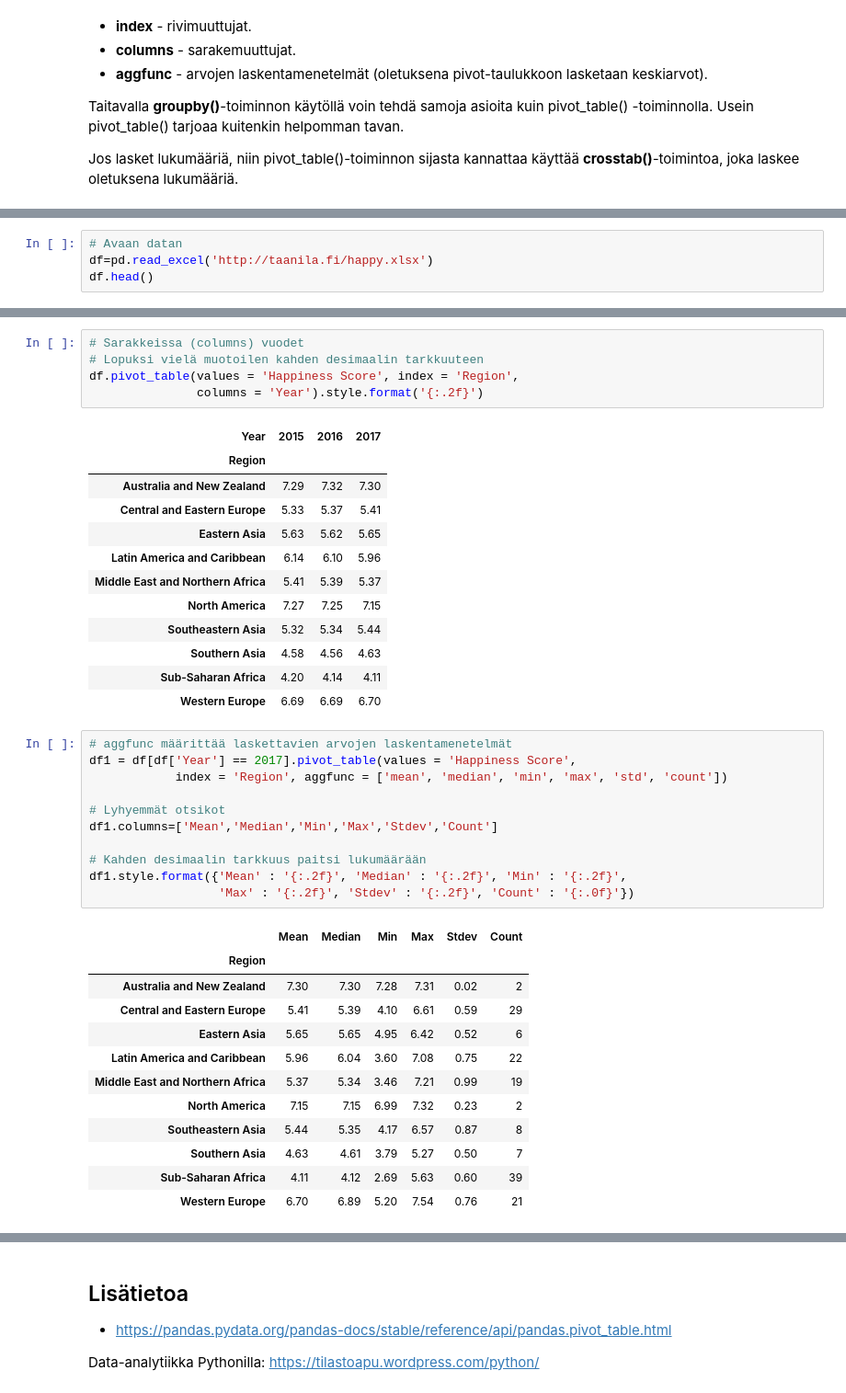
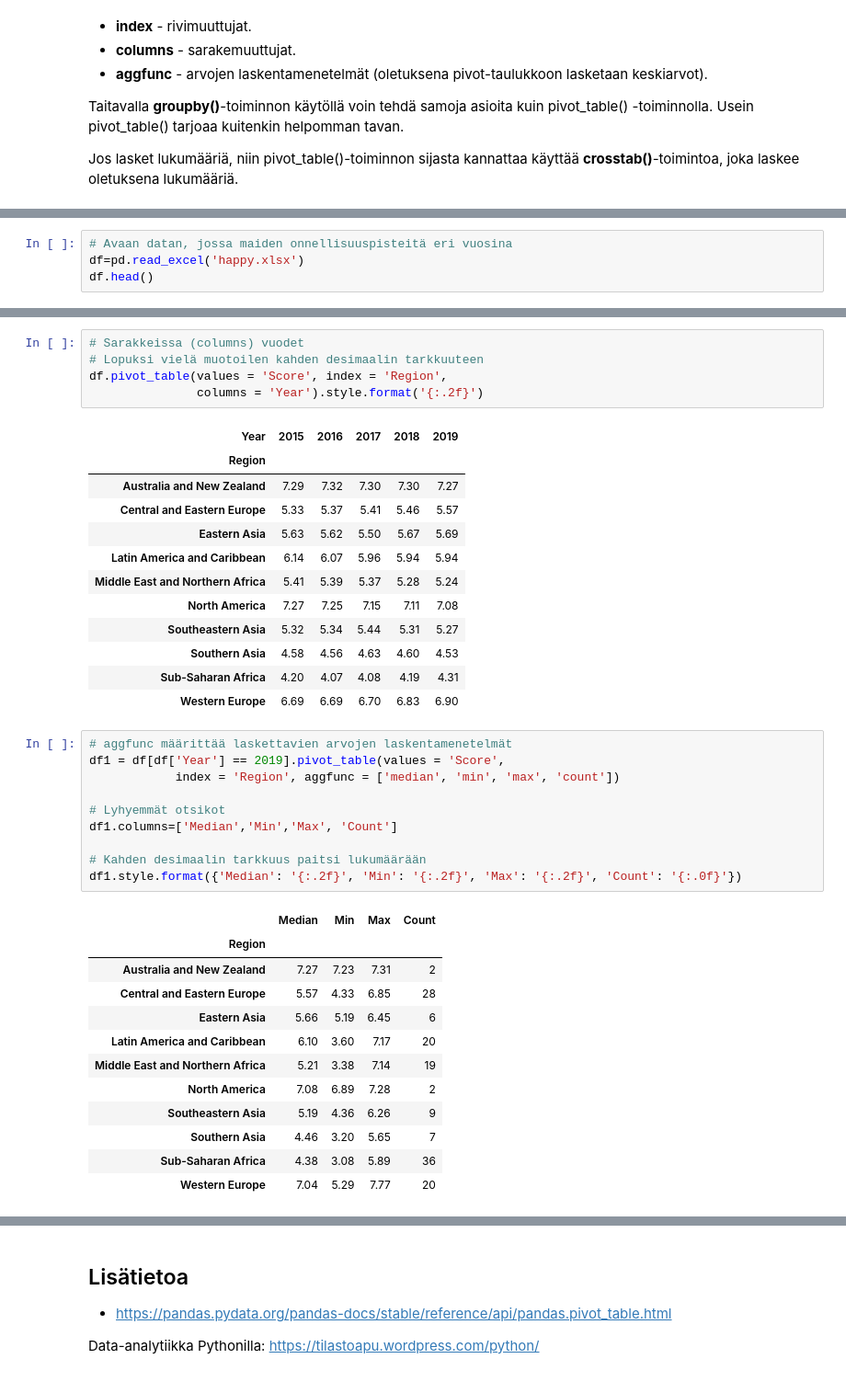
Before and after one commit to taanila/selittava, a Jupyter notebook: pivot.ipynb, the cells around one changed output, grey strips where cells are left out. Shown at 92% size. Cells and saved outputs as stored; diff of their text form.

```diff
--- a/pivot.ipynb
+++ b/pivot.ipynb
@@ -25,5 +23,5 @@ import matplotlib.pyplot as plt
 # %%
-# Avaan datan
-df=pd.read_excel('http://taanila.fi/happy.xlsx')
+# Avaan datan, jossa maiden onnellisuuspisteitä eri vuosina
+df=pd.read_excel('happy.xlsx')
 df.head()
 # %% [output]
@@ -94,45 +94,44 @@ df.pivot_table(values = 'Happiness Score', index = ['Region', 'Year'])
 # %%
 # Sarakkeissa (columns) vuodet
 # Lopuksi vielä muotoilen kahden desimaalin tarkkuuteen
-df.pivot_table(values = 'Happiness Score', index = 'Region',
+df.pivot_table(values = 'Score', index = 'Region',
                columns = 'Year').style.format('{:.2f}')
 # %% [output]
-| Year | 2015 | 2016 | 2017 |
-| Region |  |  |  |
-| Australia and New Zealand | 7.29 | 7.32 | 7.30 |
-| Central and Eastern Europe | 5.33 | 5.37 | 5.41 |
-| Eastern Asia | 5.63 | 5.62 | 5.65 |
-| Latin America and Caribbean | 6.14 | 6.10 | 5.96 |
-| Middle East and Northern Africa | 5.41 | 5.39 | 5.37 |
-| North America | 7.27 | 7.25 | 7.15 |
-| Southeastern Asia | 5.32 | 5.34 | 5.44 |
-| Southern Asia | 4.58 | 4.56 | 4.63 |
-| Sub-Saharan Africa | 4.20 | 4.14 | 4.11 |
-| Western Europe | 6.69 | 6.69 | 6.70 |
+| Year | 2015 | 2016 | 2017 | 2018 | 2019 |
+| Region |  |  |  |  |  |
+| Australia and New Zealand | 7.29 | 7.32 | 7.30 | 7.30 | 7.27 |
+| Central and Eastern Europe | 5.33 | 5.37 | 5.41 | 5.46 | 5.57 |
+| Eastern Asia | 5.63 | 5.62 | 5.50 | 5.67 | 5.69 |
+| Latin America and Caribbean | 6.14 | 6.07 | 5.96 | 5.94 | 5.94 |
+| Middle East and Northern Africa | 5.41 | 5.39 | 5.37 | 5.28 | 5.24 |
+| North America | 7.27 | 7.25 | 7.15 | 7.11 | 7.08 |
+| Southeastern Asia | 5.32 | 5.34 | 5.44 | 5.31 | 5.27 |
+| Southern Asia | 4.58 | 4.56 | 4.63 | 4.60 | 4.53 |
+| Sub-Saharan Africa | 4.20 | 4.07 | 4.08 | 4.19 | 4.31 |
+| Western Europe | 6.69 | 6.69 | 6.70 | 6.83 | 6.90 |
 # %%
 # aggfunc määrittää laskettavien arvojen laskentamenetelmät
-df1 = df[df['Year'] == 2017].pivot_table(values = 'Happiness Score',
-            index = 'Region', aggfunc = ['mean', 'median', 'min', 'max', 'std', 'count'])
+df1 = df[df['Year'] == 2019].pivot_table(values = 'Score',
+            index = 'Region', aggfunc = ['median', 'min', 'max', 'count'])
 
 # Lyhyemmät otsikot
-df1.columns=['Mean','Median','Min','Max','Stdev','Count']
+df1.columns=['Median','Min','Max', 'Count']
 
 # Kahden desimaalin tarkkuus paitsi lukumäärään
-df1.style.format({'Mean' : '{:.2f}', 'Median' : '{:.2f}', 'Min' : '{:.2f}',
-                  'Max' : '{:.2f}', 'Stdev' : '{:.2f}', 'Count' : '{:.0f}'})
+df1.style.format({'Median': '{:.2f}', 'Min': '{:.2f}', 'Max': '{:.2f}', 'Count': '{:.0f}'})
 # %% [output]
-|  | Mean | Median | Min | Max | Stdev | Count |
-| Region |  |  |  |  |  |  |
-| Australia and New Zealand | 7.30 | 7.30 | 7.28 | 7.31 | 0.02 | 2 |
-| Central and Eastern Europe | 5.41 | 5.39 | 4.10 | 6.61 | 0.59 | 29 |
-| Eastern Asia | 5.65 | 5.65 | 4.95 | 6.42 | 0.52 | 6 |
-| Latin America and Caribbean | 5.96 | 6.04 | 3.60 | 7.08 | 0.75 | 22 |
-| Middle East and Northern Africa | 5.37 | 5.34 | 3.46 | 7.21 | 0.99 | 19 |
-| North America | 7.15 | 7.15 | 6.99 | 7.32 | 0.23 | 2 |
-| Southeastern Asia | 5.44 | 5.35 | 4.17 | 6.57 | 0.87 | 8 |
-| Southern Asia | 4.63 | 4.61 | 3.79 | 5.27 | 0.50 | 7 |
-| Sub-Saharan Africa | 4.11 | 4.12 | 2.69 | 5.63 | 0.60 | 39 |
-| Western Europe | 6.70 | 6.89 | 5.20 | 7.54 | 0.76 | 21 |
+|  | Median | Min | Max | Count |
+| Region |  |  |  |  |
+| Australia and New Zealand | 7.27 | 7.23 | 7.31 | 2 |
+| Central and Eastern Europe | 5.57 | 4.33 | 6.85 | 28 |
+| Eastern Asia | 5.66 | 5.19 | 6.45 | 6 |
+| Latin America and Caribbean | 6.10 | 3.60 | 7.17 | 20 |
+| Middle East and Northern Africa | 5.21 | 3.38 | 7.14 | 19 |
+| North America | 7.08 | 6.89 | 7.28 | 2 |
+| Southeastern Asia | 5.19 | 4.36 | 6.26 | 9 |
+| Southern Asia | 4.46 | 3.20 | 5.65 | 7 |
+| Sub-Saharan Africa | 4.38 | 3.08 | 5.89 | 36 |
+| Western Europe | 7.04 | 5.29 | 7.77 | 20 |
 # %%
 # Rajoitun edellisessä alueisiin, joiden nimessä esiintyy 'Asia'
 df2 = df1[df1.index.str.contains('Asia')]
```
Also changed, not shown: parts of 8 cells of this notebook.
